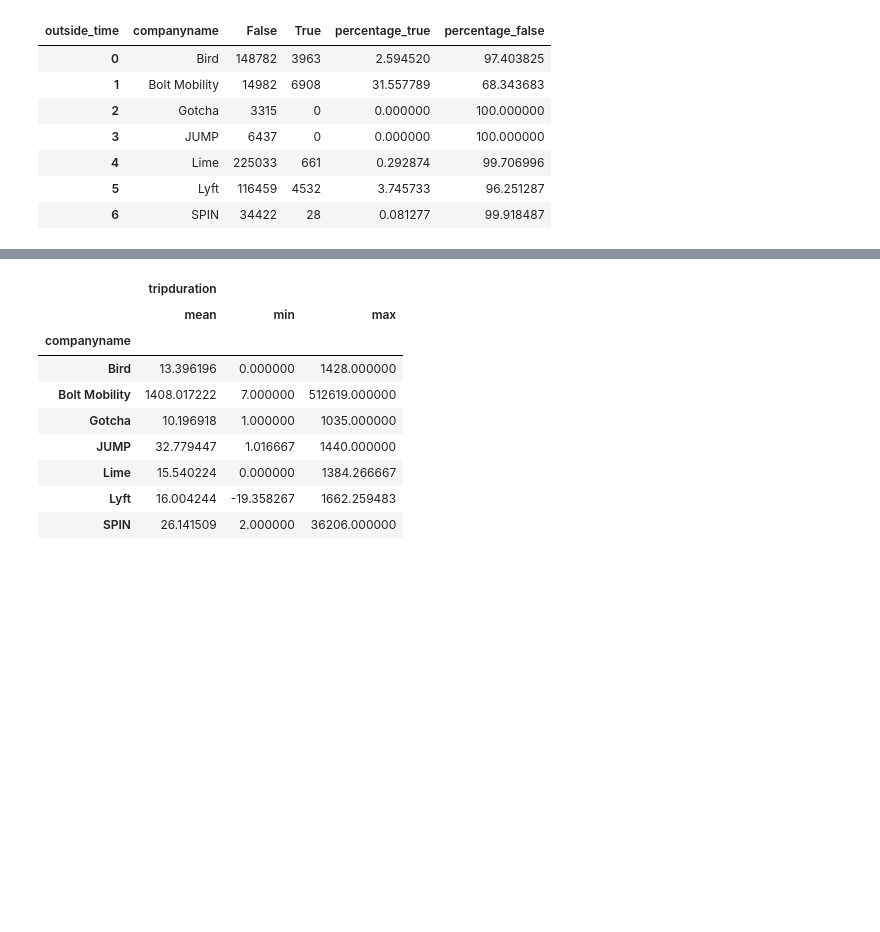
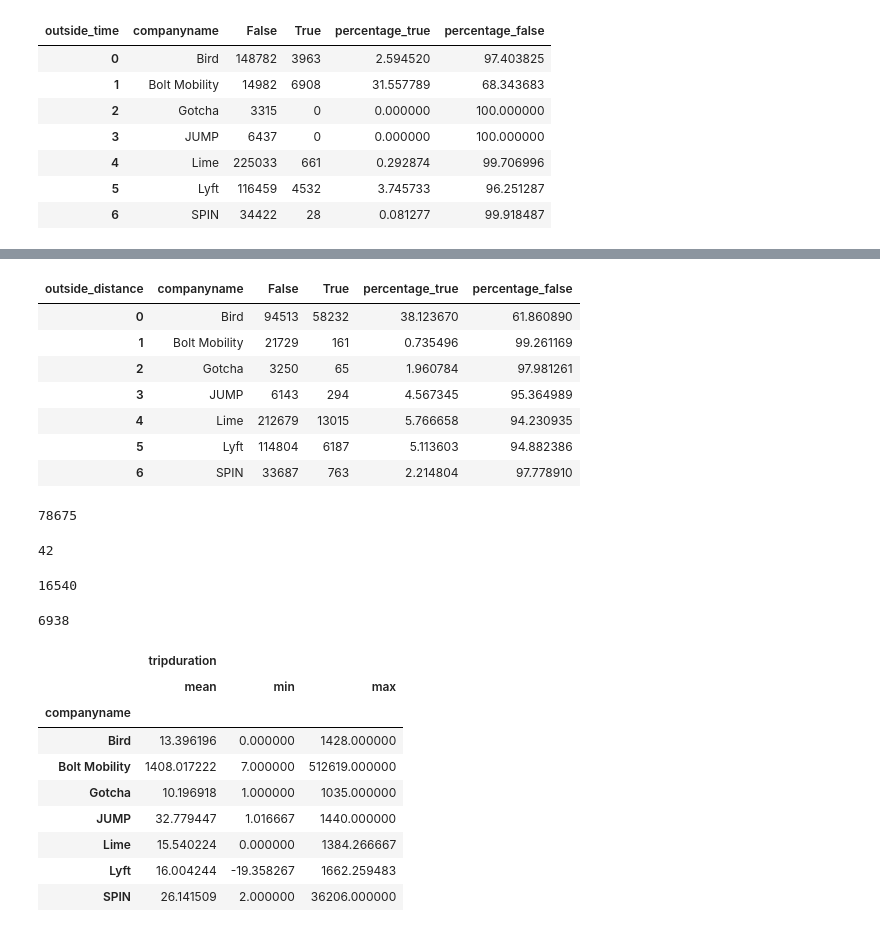
Before and after one commit to NSS-Data-Analytics-Cohort-10/scooters-group-1, a Jupyter notebook: notebooks/Scooters_AH_Final.ipynb, the cells around one changed output, grey strips where cells are left out. Drawn from its saved outputs; the diff is of its cells as text; code cells hidden in the pictures; blank space fills up the shorter version.

```diff
--- a/notebooks/Scooters_AH_Final.ipynb
+++ b/notebooks/Scooters_AH_Final.ipynb
@@ -164,3 +158,39 @@ df['Courses_Fee'] = df.groupby(['Courses'])['Fee'].transform(lambda x: x/x.sum()
+# %%
+#outside distance threshold
+trips_table_final['outside_distance'] = np.where((trips_table_final['zero_feet_or_under']) | (trips_table_final['over_40_miles']), True, False)
+# %%
+trips_table_distance_groupby = trips_table_final.groupby(['companyname', 'outside_distance']).size().unstack(fill_value=0)
+trips_table_distance_groupby['percentage_true'] = trips_table_distance_groupby[True] / trips_table_distance_groupby.sum(axis=1) * 100
+trips_table_distance_groupby['percentage_false'] = trips_table_distance_groupby[False] / trips_table_distance_groupby.sum(axis=1) * 100
+trips_table_distance_groupby = trips_table_distance_groupby.reset_index()
+# %%
+trips_table_distance_groupby
+# %% [output]
+| outside_distance | companyname | False | True | percentage_true | percentage_false |
+| 0 | Bird | 94513 | 58232 | 38.123670 | 61.860890 |
+| 1 | Bolt Mobility | 21729 | 161 | 0.735496 | 99.261169 |
+| 2 | Gotcha | 3250 | 65 | 1.960784 | 97.981261 |
+| 3 | JUMP | 6143 | 294 | 4.567345 | 95.364989 |
+| 4 | Lime | 212679 | 13015 | 5.766658 | 94.230935 |
+| 5 | Lyft | 114804 | 6187 | 5.113603 | 94.882386 |
+| 6 | SPIN | 33687 | 763 | 2.214804 | 97.778910 |
+# %%
+#check calculation
+np.sum(trips_table_final['tripdistance'] <= 0)
+# %% [output]
+78675
+# %%
+np.sum(trips_table_final['tripdistance'] > 211200)
+# %% [output]
+42
+# %%
+np.sum(trips_table_final['tripduration'] <= 1)
+# %% [output]
+16540
+# %%
+np.sum(trips_table_final['tripduration'] > 1440)
+# %% [output]
+6938
 # %%
 #Trip Duration
 company_comparison_duration = trips_table.groupby('companyname').agg({'tripduration': ['mean', 'min', 'max']})
```
Also changed, not shown: parts of 16 cells of this notebook.
